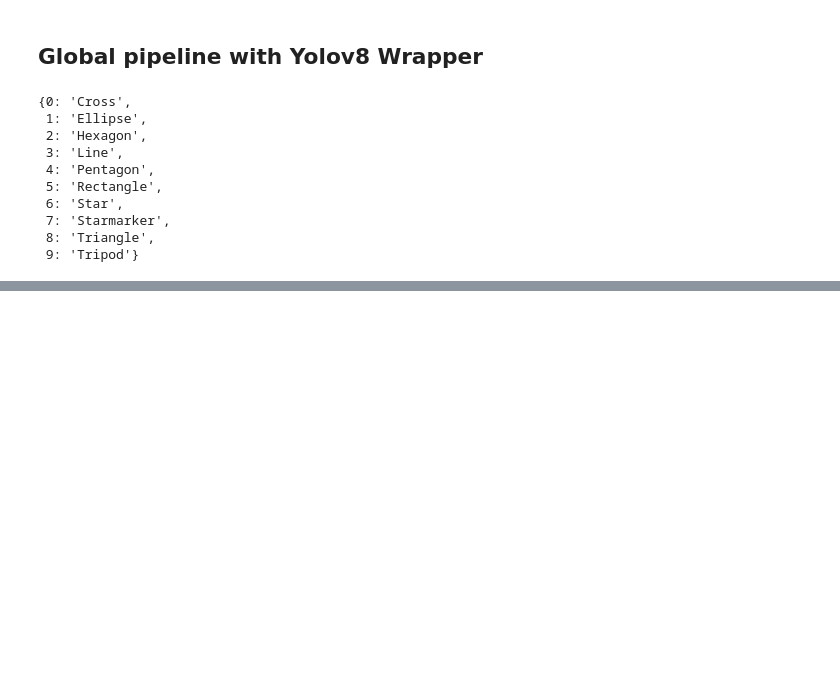
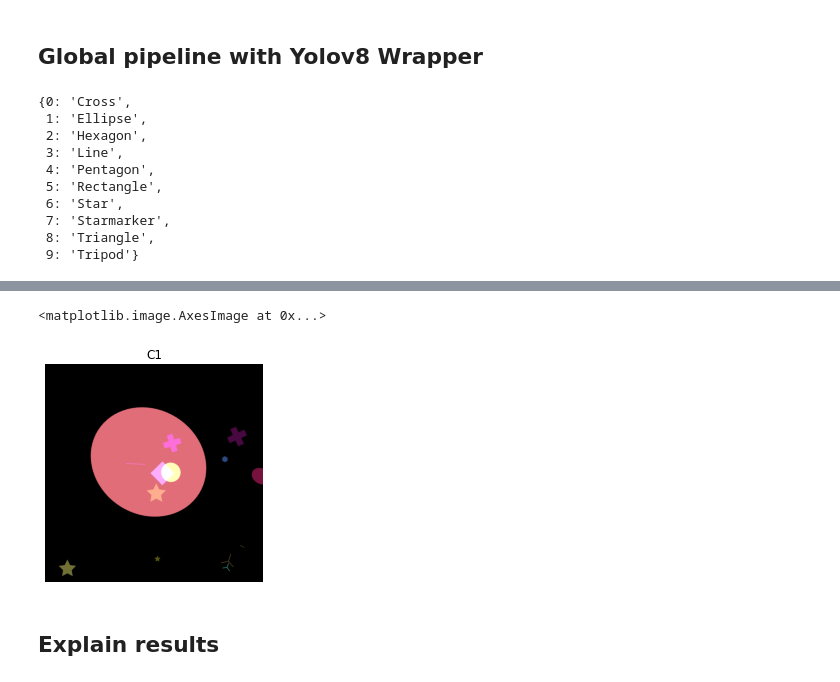
Before and after one commit to SysReIC/ontoclassifier, a Jupyter notebook: examples/SCDB_pipeline.ipynb, the cells around one changed output, grey strips where cells are left out. Cells and saved outputs as stored; diff of their text form; code cells hidden in the pictures; blank space fills up the shorter version.

```diff
--- a/examples/SCDB_pipeline.ipynb
+++ b/examples/SCDB_pipeline.ipynb
@@ -61,0 +51,6 @@ explainer = OntologicalExtractorExplainer(ontological_extractor, onto_classifier
+# %%
+# Creating Property Wrappers
+hasConcept_feature = OntoFeature(scdb.hasConcept)
+hasConcept_property_wrapper = YoloV8PropertyWrapper(yolo_model,
+                                                    hasConcept_feature,
+                                                    yolo_model.names)
@@ -61,0 +61,3 @@ explainer = OntologicalExtractorExplainer(ontological_extractor, onto_classifier
+# %%
+# Creating the OntoClassifier instance
+onto_classifier = OntoClassifier(scdb, target_classes, ontological_extractor)
@@ -76,2 +82,5 @@ inputs = torch.stack(img_tensors)
 # %%
 preds = pipeline(inputs).to(torch.uint8)
+# Classification results
+labels = onto_classifier.getTargettedClassesEncoder().inverse_transform(preds)
+pprint(labels)
@@ -96,0 +90,18 @@ This is a C1 because :
+# %%
+# Focusing on a specific image
+num = 0
+# %%
+img = Image.open(images[num])
+
+classes = [scdb.search(iri=iri)[0] for iri in labels[num]]
+names = [c.name for c in classes]
+
+title = str(names).replace('[', '').replace(']', '').replace('\'', '').replace(',', '\n')
+plt.title(title)
+plt.axis('off')
+plt.imshow(img)
+# %% [output]
+<matplotlib.image.AxesImage at 0x...>
+[figure, added]
+# %% [markdown]
+## Explain results
```
Also changed, not shown: parts of 14 cells of this notebook, 2 other files.
